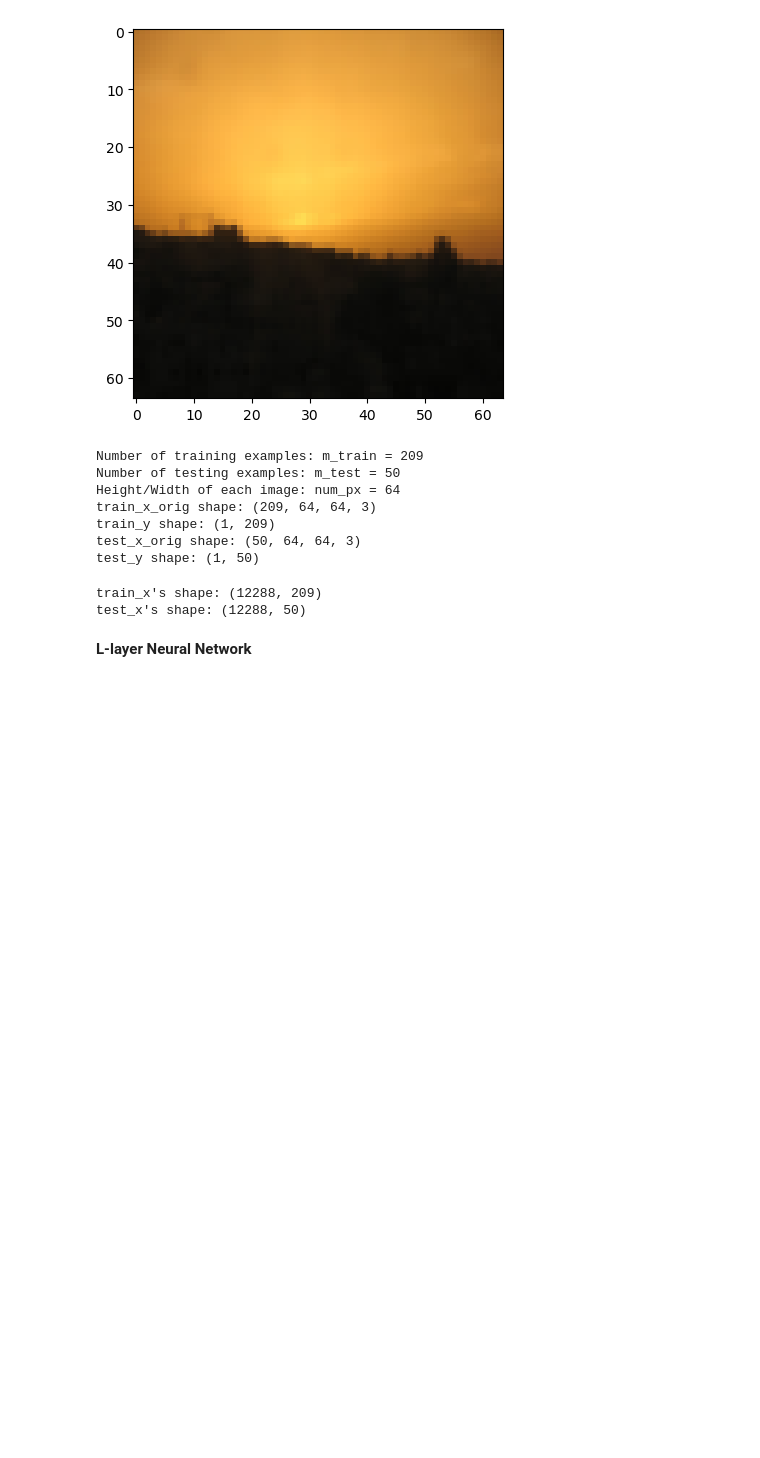
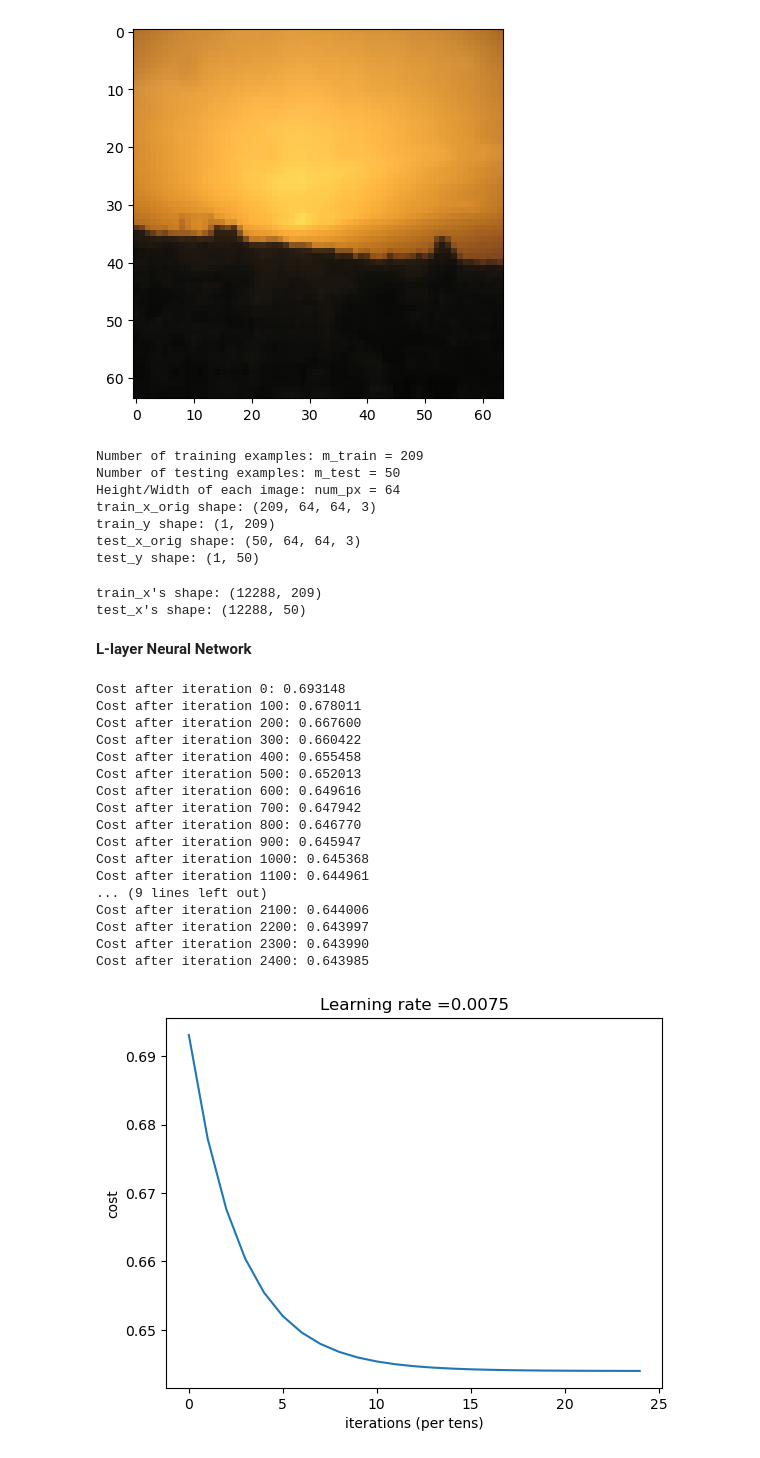
Before and after one commit to YasmineZaatour/Cat-Recognition, a Jupyter notebook: Cat_Recognition_LNN.ipynb, the cells around one changed output. Saved outputs shown, nothing was run; the diff lists cells and outputs as text; code cells hidden in the pictures; blank space fills up the shorter version.

Commit message:
L-layer Neural Network

```diff
--- a/Cat_Recognition_LNN.ipynb
+++ b/Cat_Recognition_LNN.ipynb
@@ -186,3 +188,57 @@ def update_parameters(parameters, grads, learning_rate):
         parameters["b" + str(l+1)] -=  learning_rate * grads["db" + str(l+1)]
 
     return parameters
+# %%
+layers_dims = [12288, 20, 7, 5, 1] # 4 layers model
+# %%
+# L-layer Neural Network
+def L_layer_model(X, Y, layers_dims, learning_rate = 0.0075, num_iterations = 3000, print_cost=False):
+
+    np.random.seed(1)
+    costs = []
+
+    parameters = initialize_parameters_deep(layers_dims)
+
+    for i in range(0, num_iterations):
+
+        AL, caches = L_model_forward(X, parameters)
+
+        cost = compute_cost(AL, Y)
+
+        grads = L_model_backward(AL, Y, caches)
+
+        parameters = update_parameters(parameters, grads, learning_rate)
+
+        if print_cost and i % 100 == 0:
+            print ("Cost after iteration %i: %f" %(i, cost))
+        if print_cost and i % 100 == 0:
+            costs.append(cost)
+
+    plt.plot(np.squeeze(costs))
+    plt.ylabel('cost')
+    plt.xlabel('iterations (per tens)')
+    plt.title("Learning rate =" + str(learning_rate))
+    plt.show()
+
+    return parameters, costs
+# %%
+parameters, costs = L_layer_model(train_x, train_y, layers_dims, num_iterations = 2500, print_cost = True)
+# %% [output]
+Cost after iteration 0: 0.693148
+Cost after iteration 100: 0.678011
+Cost after iteration 200: 0.667600
+Cost after iteration 300: 0.660422
+Cost after iteration 400: 0.655458
+Cost after iteration 500: 0.652013
+Cost after iteration 600: 0.649616
+Cost after iteration 700: 0.647942
+Cost after iteration 800: 0.646770
+Cost after iteration 900: 0.645947
+Cost after iteration 1000: 0.645368
+Cost after iteration 1100: 0.644961
+... (9 lines left out)
+Cost after iteration 2100: 0.644006
+Cost after iteration 2200: 0.643997
+Cost after iteration 2300: 0.643990
+Cost after iteration 2400: 0.643985
+[figure, added]
```
Also changed, not shown: parts of 1 cell of this notebook.
